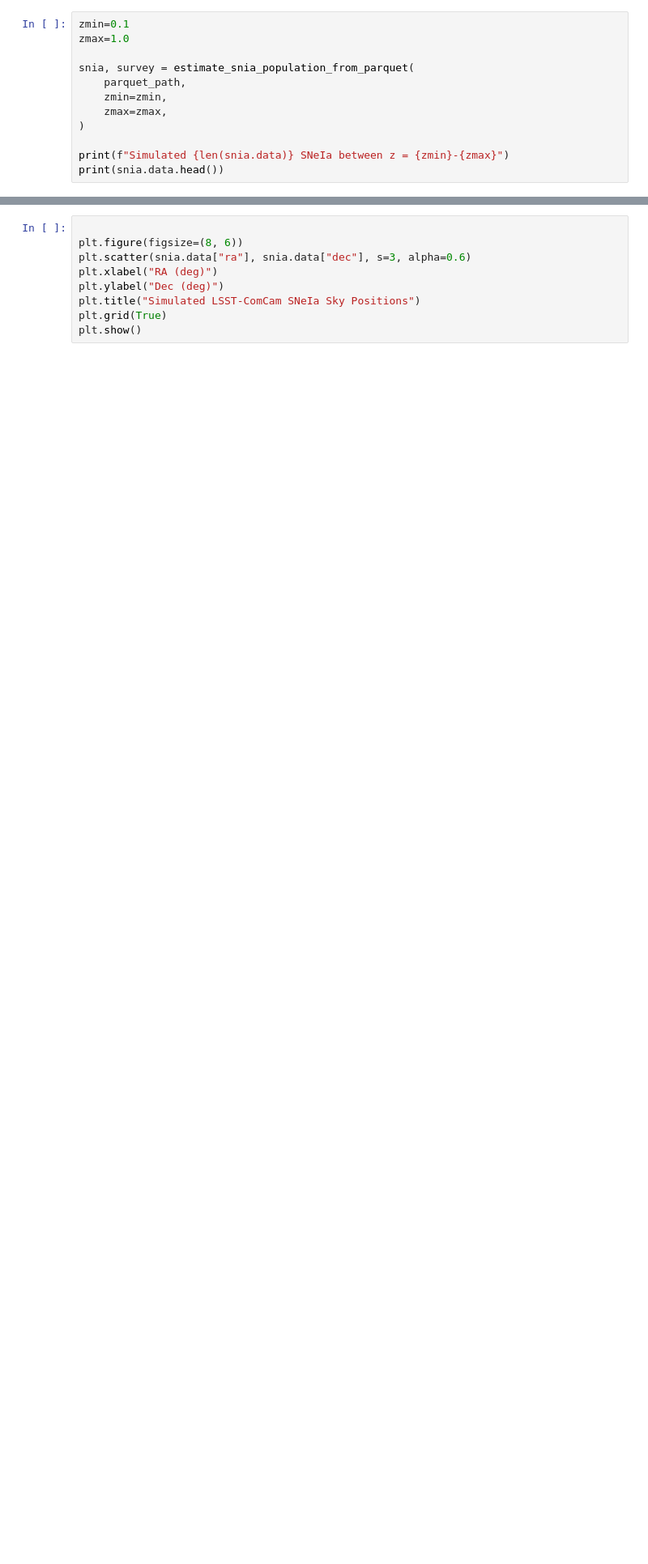
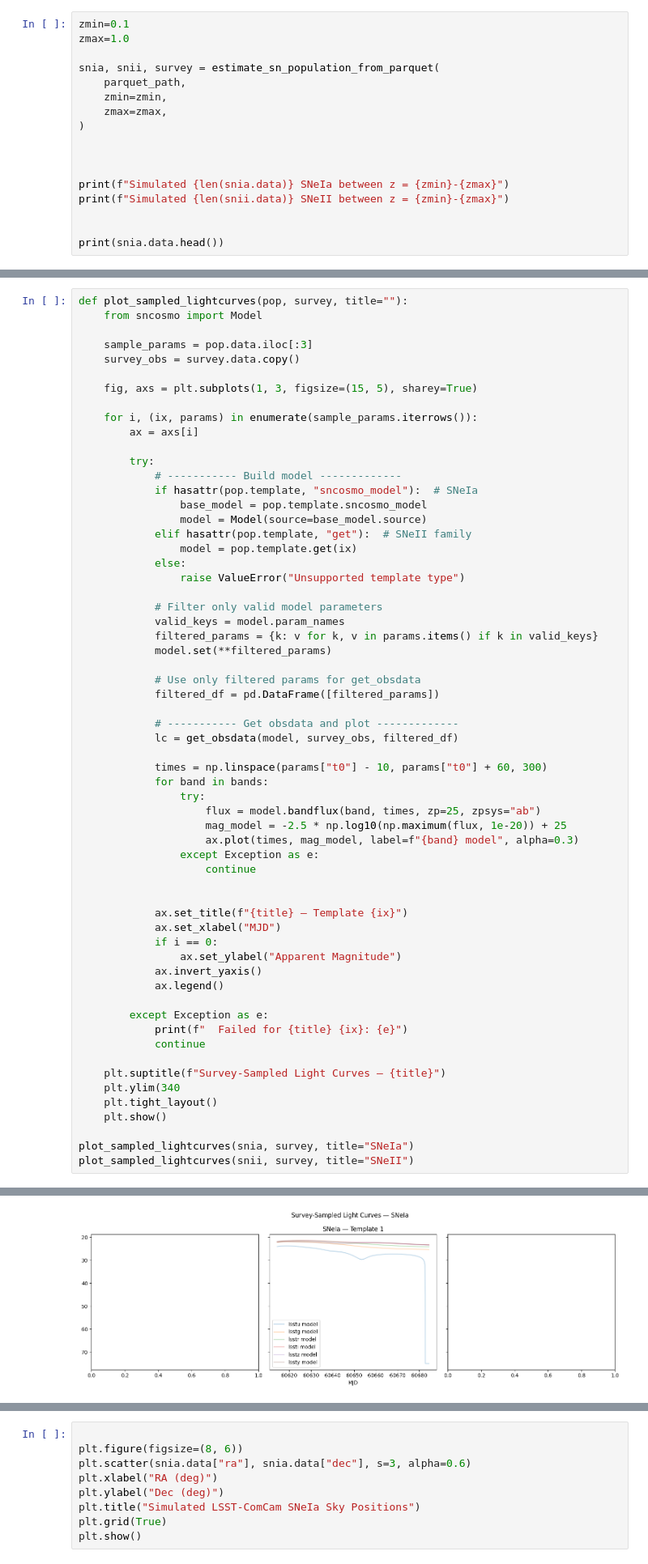
Before and after one commit to andra104/Rubin_Data_Preview_SNe, a Jupyter notebook: testing_LSST_comcam.ipynb, the cells around one changed output, grey strips where cells are left out. Shown: that part at 81% size. Cells and saved outputs as stored; diff of their text form; blank space fills up the shorter version.

```diff
--- a/testing_LSST_comcam.ipynb
+++ b/testing_LSST_comcam.ipynb
@@ -162,13 +147,18 @@ survey.show()
 zmin=0.1
 zmax=1.0
 
-snia, survey = estimate_snia_population_from_parquet(
+snia, snii, survey = estimate_sn_population_from_parquet(
     parquet_path,
     zmin=zmin,
     zmax=zmax,
 )
 
+
+
 print(f"Simulated {len(snia.data)} SNeIa between z = {zmin}-{zmax}")
+print(f"Simulated {len(snii.data)} SNeII between z = {zmin}-{zmax}")
+
+
 print(snia.data.head())
 # %% [output]
 Simulated 48 SNeIa between z = 0.1-1.0
@@ -187,0 +179,62 @@ Simulated 48 SNeIa between z = 0.1-1.0
+# %%
+def plot_sampled_lightcurves(pop, survey, title=""):
+    from sncosmo import Model
+
+    sample_params = pop.data.iloc[:3]
+    survey_obs = survey.data.copy()
+
+    fig, axs = plt.subplots(1, 3, figsize=(15, 5), sharey=True)
+
+    for i, (ix, params) in enumerate(sample_params.iterrows()):
+        ax = axs[i]
+
+        try:
+            # ----------- Build model -------------
+            if hasattr(pop.template, "sncosmo_model"):  # SNeIa
+                base_model = pop.template.sncosmo_model
+                model = Model(source=base_model.source)
+            elif hasattr(pop.template, "get"):  # SNeII family
+                model = pop.template.get(ix)
+            else:
+                raise ValueError("Unsupported template type")
+
+            # Filter only valid model parameters
+            valid_keys = model.param_names
+            filtered_params = {k: v for k, v in params.items() if k in valid_keys}
+            model.set(**filtered_params)
+
+            # Use only filtered params for get_obsdata
+            filtered_df = pd.DataFrame([filtered_params])
+
+            # ----------- Get obsdata and plot -------------
+            lc = get_obsdata(model, survey_obs, filtered_df)
+
+            times = np.linspace(params["t0"] - 10, params["t0"] + 60, 300)
+            for band in bands:
+                try:
+                    flux = model.bandflux(band, times, zp=25, zpsys="ab")
+                    mag_model = -2.5 * np.log10(np.maximum(flux, 1e-20)) + 25
+                    ax.plot(times, mag_model, label=f"{band} model", alpha=0.3)
+                except Exception as e:
+                    continue
+
+
+            ax.set_title(f"{title} — Template {ix}")
+            ax.set_xlabel("MJD")
+            if i == 0:
+                ax.set_ylabel("Apparent Magnitude")
+            ax.invert_yaxis()
+            ax.legend()
+
+        except Exception as e:
+            print(f"  Failed for {title} {ix}: {e}")
+            continue
+
+    plt.suptitle(f"Survey-Sampled Light Curves — {title}")
+    plt.ylim(340
+    plt.tight_layout()
+    plt.show()
+
+plot_sampled_lightcurves(snia, survey, title="SNeIa")
+plot_sampled_lightcurves(snii, survey, title="SNeII")
+# %% [output]
@@ -187,0 +243 @@ Simulated 48 SNeIa between z = 0.1-1.0
+[figure, added]
```
Also changed, not shown: parts of 8 cells of this notebook.
